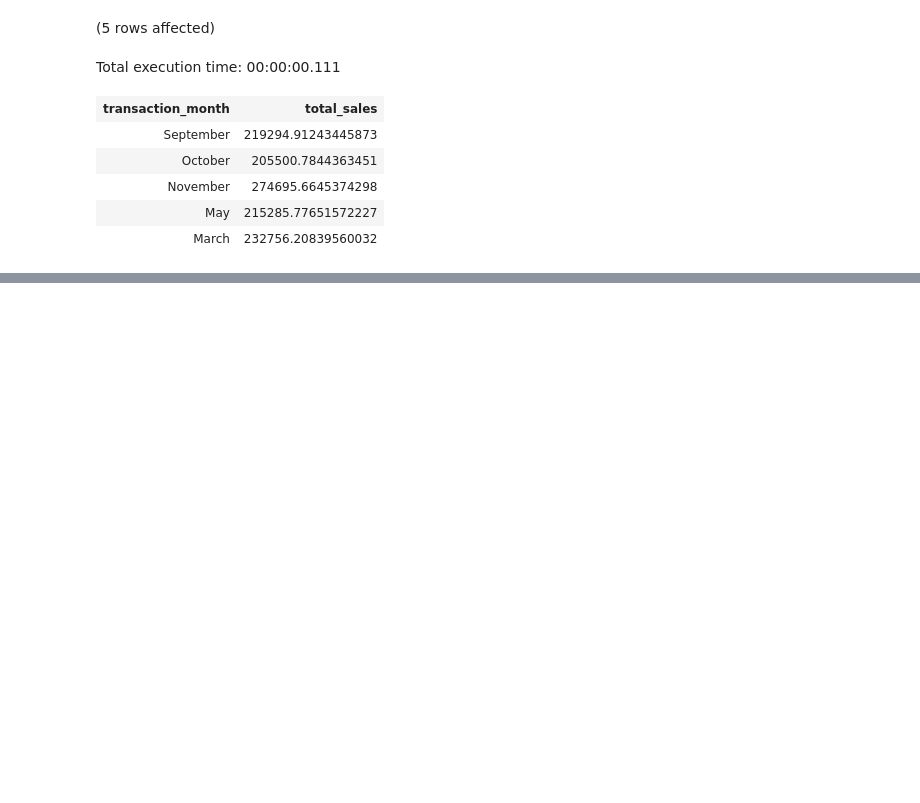
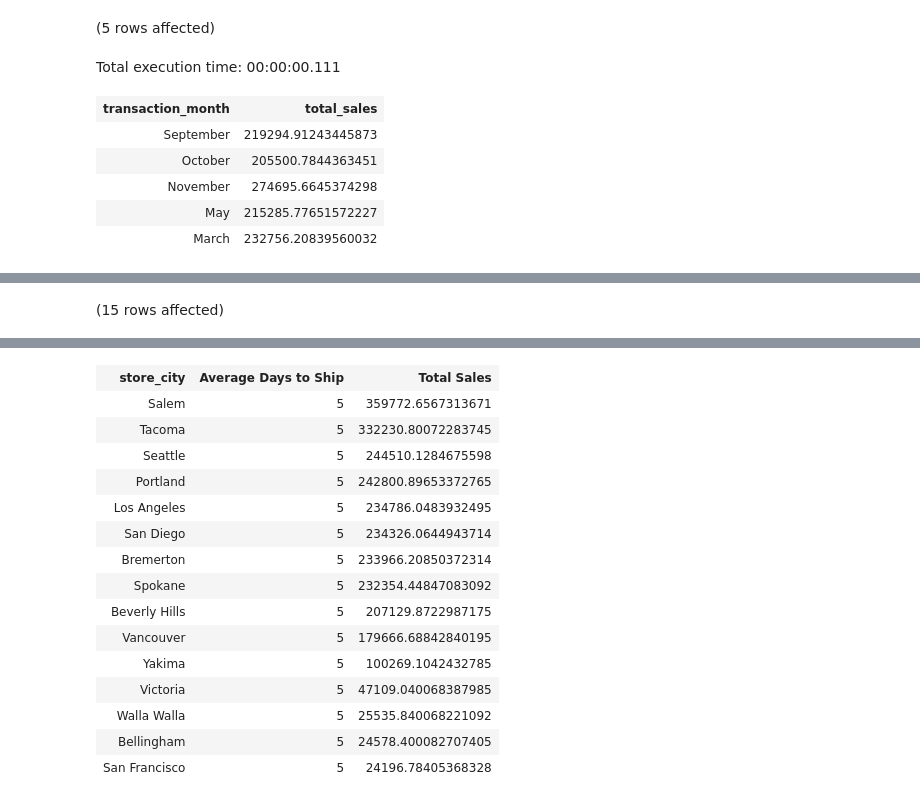
Before and after one commit to Ampo-tech/SQL, a Jupyter notebook: Notebook-1.ipynb, the cells around one changed output, grey strips where cells are left out. Drawn from its saved outputs; the diff is of its cells as text; code cells hidden in the pictures; blank space fills up the shorter version.

```diff
--- a/Notebook-1.ipynb
+++ b/Notebook-1.ipynb
@@ -35,0 +480,11 @@ Total execution time: 00:00:00.111
+# %%
+SELECT cy.store_city,
+       avg(tr.days_to_ship) as 'Average Days to Ship',
+       SUM(tr.total_sale) as 'Total Sales'
+FROM dbo.cities_dim cy
+INNER JOIN dbo.transactions_fact tr
+ON cy.city_id = tr.city_id
+GROUP BY cy.store_city
+ORDER BY 'Total Sales' DESC
+# %% [output]
+(15 rows affected)
@@ -35,0 +492,16 @@ Total execution time: 00:00:00.111
+| store_city | Average Days to Ship | Total Sales |
+| Salem | 5 | 359772.6567313671 |
+| Tacoma | 5 | 332230.80072283745 |
+| Seattle | 5 | 244510.1284675598 |
+| Portland | 5 | 242800.89653372765 |
+| Los Angeles | 5 | 234786.0483932495 |
+| San Diego | 5 | 234326.0644943714 |
+| Bremerton | 5 | 233966.20850372314 |
+| Spokane | 5 | 232354.44847083092 |
+| Beverly Hills | 5 | 207129.8722987175 |
+| Vancouver | 5 | 179666.68842840195 |
+| Yakima | 5 | 100269.1042432785 |
+| Victoria | 5 | 47109.040068387985 |
+| Walla Walla | 5 | 25535.840068221092 |
+| Bellingham | 5 | 24578.400082707405 |
+| San Francisco | 5 | 24196.78405368328 |
```
Also changed, not shown: parts of 53 cells of this notebook.
